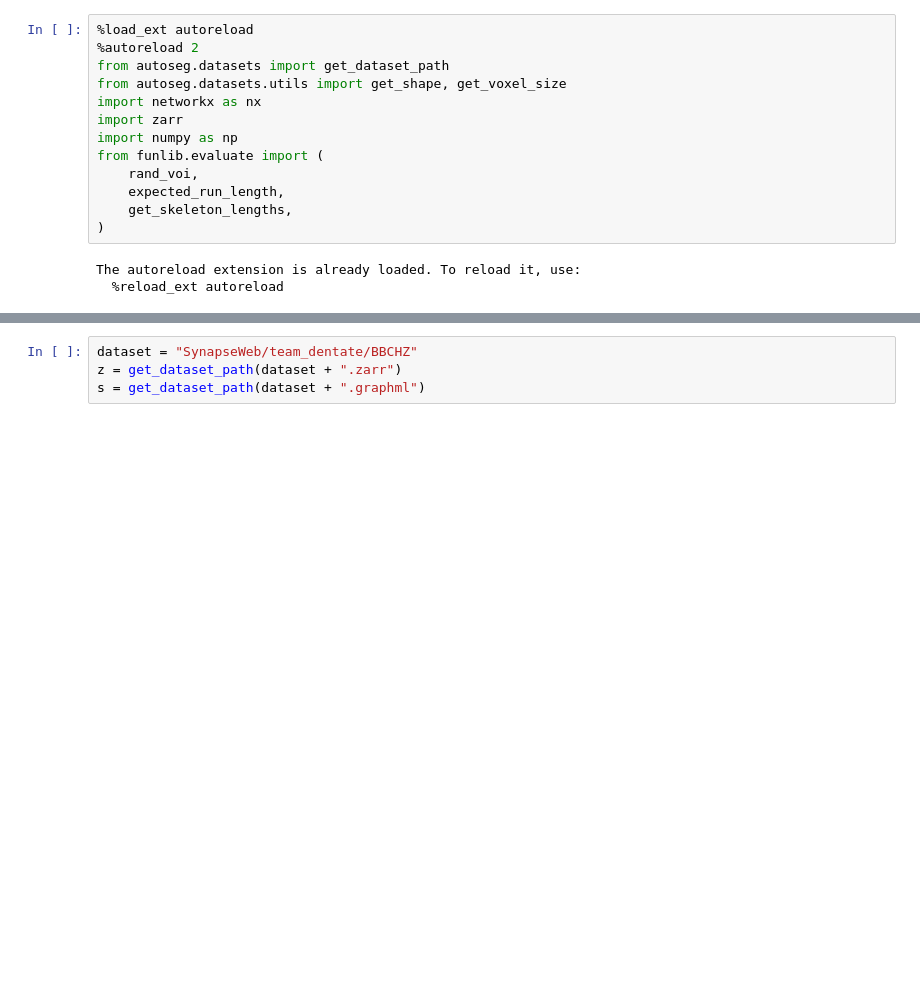
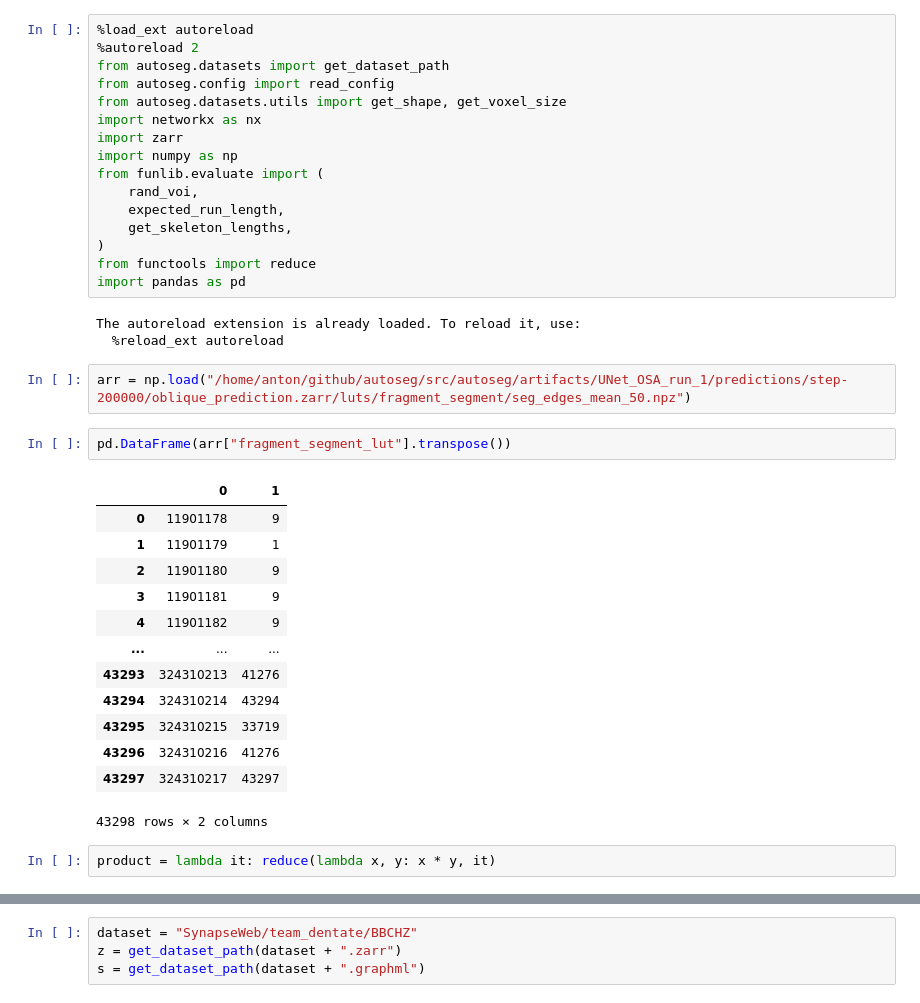
Before and after one commit to anforsm/autoseg, a Jupyter notebook: src/autoseg/dataset_stats.ipynb, the cells around one changed output, grey strips where cells are left out. Drawn from its saved outputs; the diff is of its cells as text; blank space fills up the shorter version.

```diff
--- a/src/autoseg/dataset_stats.ipynb
+++ b/src/autoseg/dataset_stats.ipynb
@@ -2,6 +2,7 @@
 %load_ext autoreload
 %autoreload 2
 from autoseg.datasets import get_dataset_path
+from autoseg.config import read_config
 from autoseg.datasets.utils import get_shape, get_voxel_size
 import networkx as nx
 import zarr
@@ -11,9 +12,31 @@ from funlib.evaluate import (
     expected_run_length,
     get_skeleton_lengths,
 )
+from functools import reduce
+import pandas as pd
 # %% [output]
 The autoreload extension is already loaded. To reload it, use:
   %reload_ext autoreload
+# %%
+arr = np.load("/home/anton/github/autoseg/src/autoseg/artifacts/UNet_OSA_run_1/predictions/step-200000/oblique_prediction.zarr/luts/fragment_segment/seg_edges_mean_50.npz")
+# %%
+pd.DataFrame(arr["fragment_segment_lut"].transpose())
+# %% [output]
+|  | 0 | 1 |
+| 0 | 11901178 | 9 |
+| 1 | 11901179 | 1 |
+| 2 | 11901180 | 9 |
+| 3 | 11901181 | 9 |
+| 4 | 11901182 | 9 |
+| ... | ... | ... |
+| 43293 | 324310213 | 41276 |
+| 43294 | 324310214 | 43294 |
+| 43295 | 324310215 | 33719 |
+| 43296 | 324310216 | 41276 |
+| 43297 | 324310217 | 43297 |
+43298 rows × 2 columns
+# %%
+product = lambda it: reduce(lambda x, y: x * y, it)
 # %%
 def get_dataset_stats(dataset):
   z = get_dataset_path(dataset + ".zarr")
```
Also changed, not shown: parts of 14 cells of this notebook, 7 other files.
